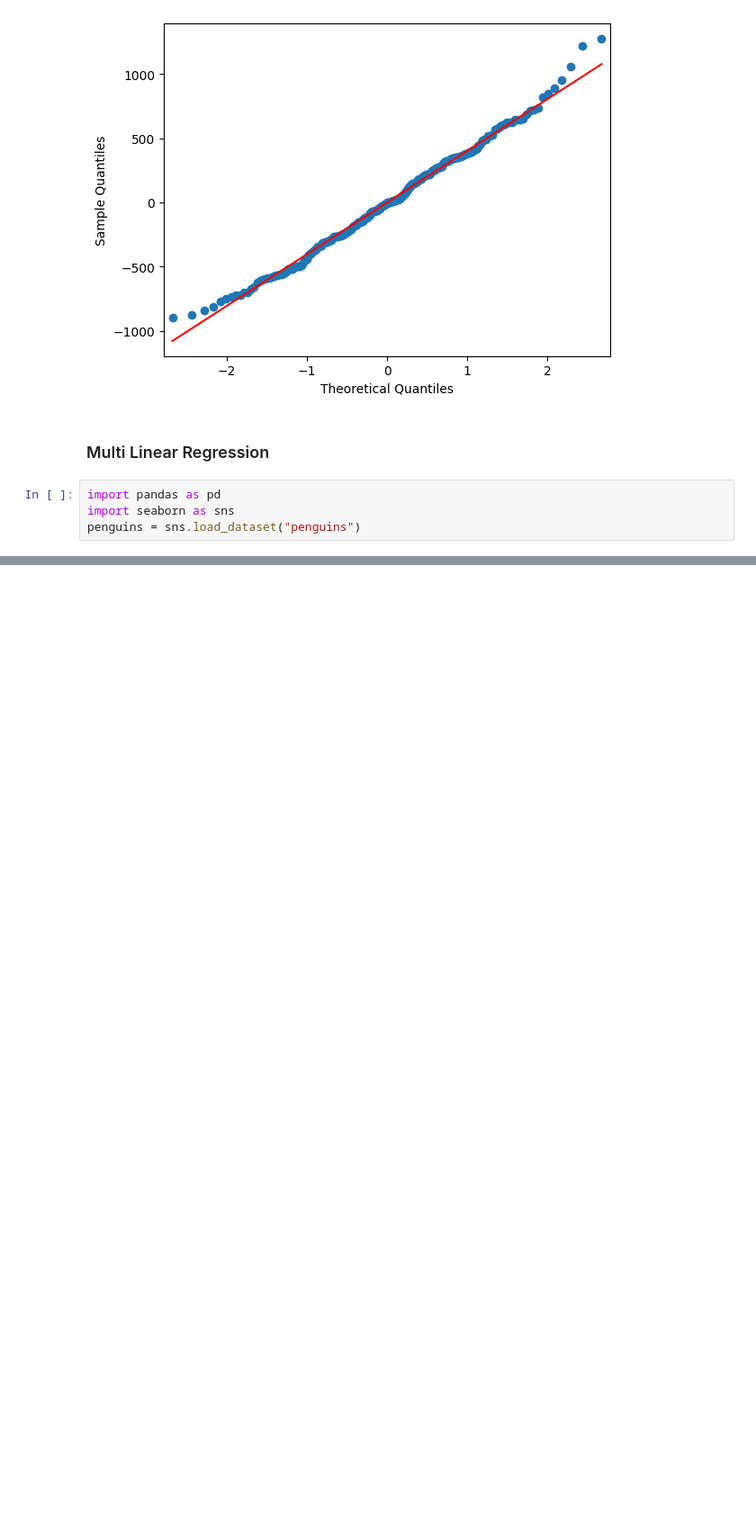
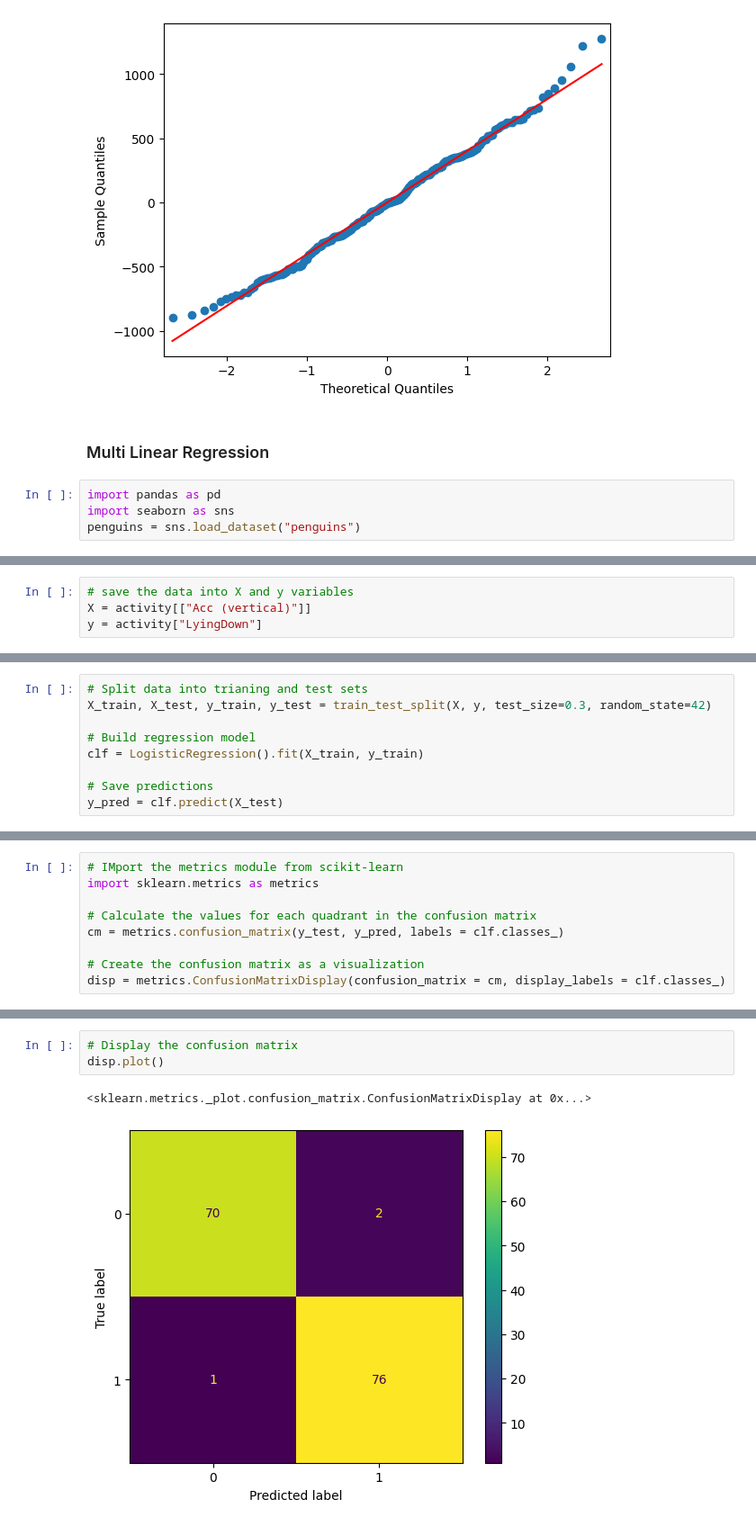
Before and after one commit to AdnanAI7/data_analysis, a Jupyter notebook: Python/Regression.ipynb, the cells around one changed output, grey strips where cells are left out. Shown at 90% size. Drawn from its saved outputs; the diff is of its cells as text; blank space fills up the shorter version.

```diff
--- a/Python/Regression.ipynb
+++ b/Python/Regression.ipynb
@@ -149,0 +247,4 @@ penguins_y = penguins["body_mass_g"]
+# %%
+# save the data into X and y variables
+X = activity[["Acc (vertical)"]]
+y = activity["LyingDown"]
@@ -149,0 +338,9 @@ penguins_y = penguins["body_mass_g"]
+# %%
+# Split data into trianing and test sets
+X_train, X_test, y_train, y_test = train_test_split(X, y, test_size=0.3, random_state=42)
+
+# Build regression model
+clf = LogisticRegression().fit(X_train, y_train)
+
+# Save predictions
+y_pred = clf.predict(X_test)
@@ -149,0 +390,9 @@ penguins_y = penguins["body_mass_g"]
+# %%
+# IMport the metrics module from scikit-learn
+import sklearn.metrics as metrics
+
+# Calculate the values for each quadrant in the confusion matrix
+cm = metrics.confusion_matrix(y_test, y_pred, labels = clf.classes_)
+
+# Create the confusion matrix as a visualization
+disp = metrics.ConfusionMatrixDisplay(confusion_matrix = cm, display_labels = clf.classes_)
@@ -149,0 +415,6 @@ penguins_y = penguins["body_mass_g"]
+# %%
+# Display the confusion matrix
+disp.plot()
+# %% [output]
+<sklearn.metrics._plot.confusion_matrix.ConfusionMatrixDisplay at 0x...>
+[figure, added]
```
Also changed, not shown: parts of 89 cells of this notebook, 1 other file.
